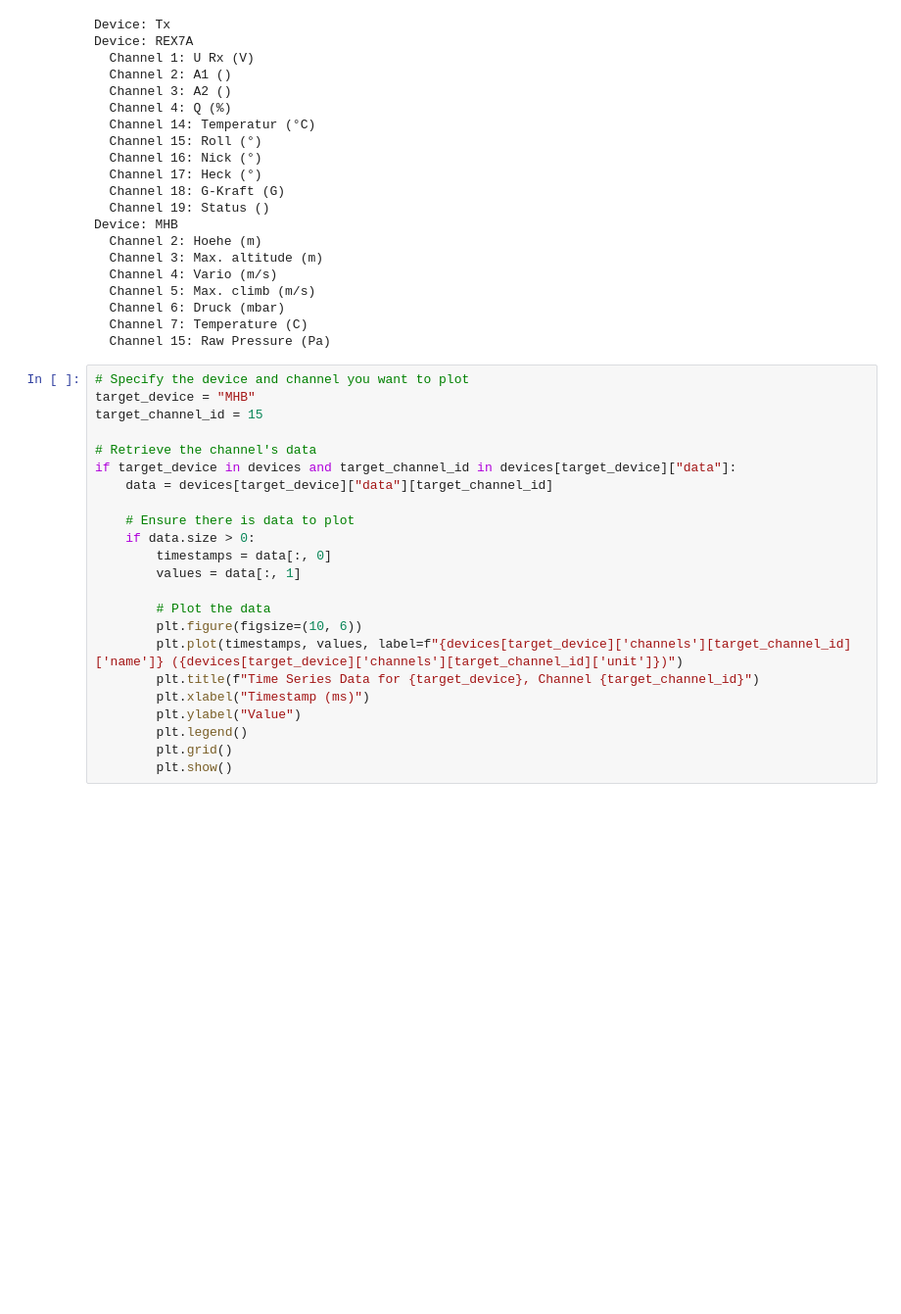
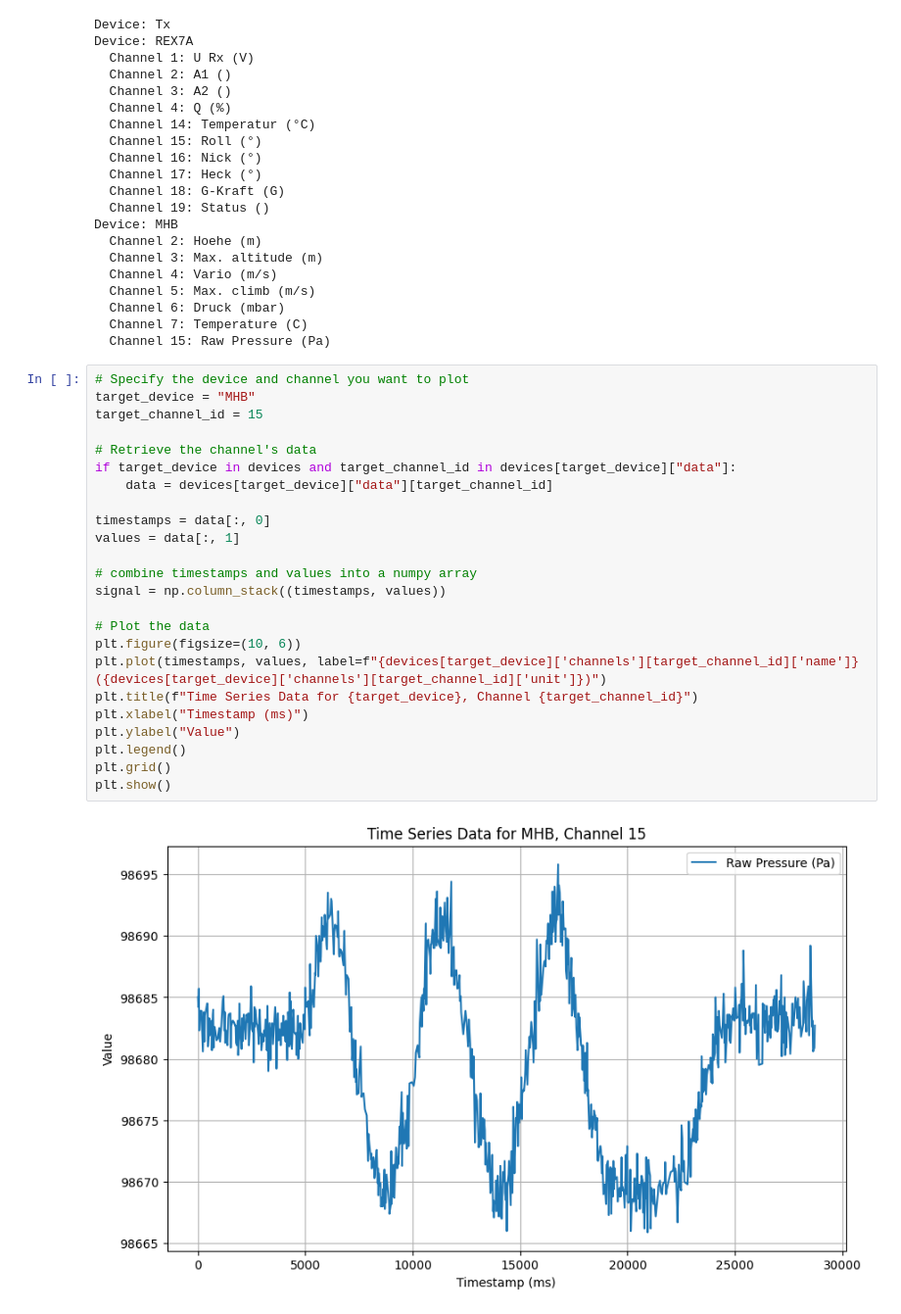
Before and after one commit to chiefenne/JETI_EX_BUS, a Jupyter notebook: signal_filter/Signal_Filter.ipynb, the cells around one changed output. Shown at 98% size. Cells and saved outputs as stored; diff of their text form; blank space fills up the shorter version.

```diff
--- a/signal_filter/Signal_Filter.ipynb
+++ b/signal_filter/Signal_Filter.ipynb
@@ -162,23 +162,26 @@ Device: MHB
 # %%
 # Specify the device and channel you want to plot
 target_device = "MHB"
 target_channel_id = 15
 
 # Retrieve the channel's data
 if target_device in devices and target_channel_id in devices[target_device]["data"]:
     data = devices[target_device]["data"][target_channel_id]
 
-    # Ensure there is data to plot
-    if data.size > 0:
-        timestamps = data[:, 0]
-        values = data[:, 1]
+timestamps = data[:, 0]
+values = data[:, 1]
 
-        # Plot the data
-        plt.figure(figsize=(10, 6))
-        plt.plot(timestamps, values, label=f"{devices[target_device]['channels'][target_channel_id]['name']} ({devices[target_device]['channels'][target_channel_id]['unit']})")
-        plt.title(f"Time Series Data for {target_device}, Channel {target_channel_id}")
-        plt.xlabel("Timestamp (ms)")
-        plt.ylabel("Value")
-        plt.legend()
-        plt.grid()
-        plt.show()
+# combine timestamps and values into a numpy array
+signal = np.column_stack((timestamps, values))
+
+# Plot the data
+plt.figure(figsize=(10, 6))
+plt.plot(timestamps, values, label=f"{devices[target_device]['channels'][target_channel_id]['name']} ({devices[target_device]['channels'][target_channel_id]['unit']})")
+plt.title(f"Time Series Data for {target_device}, Channel {target_channel_id}")
+plt.xlabel("Timestamp (ms)")
+plt.ylabel("Value")
+plt.legend()
+plt.grid()
+plt.show()
+# %% [output]
+[figure, added]
```
Also changed, not shown: parts of 3 cells of this notebook.
